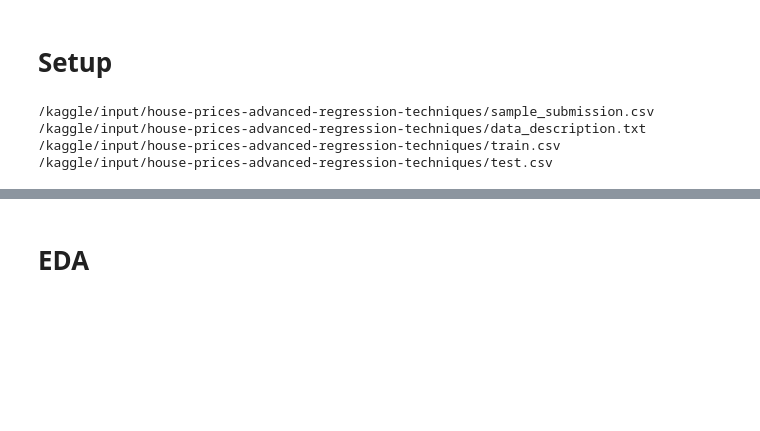
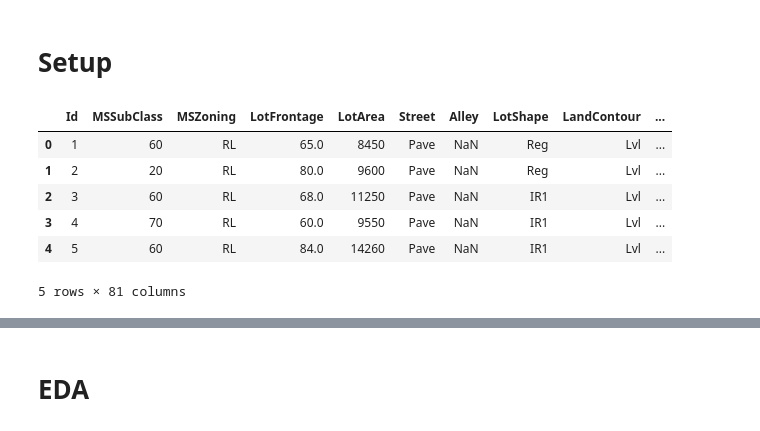
Before and after one commit to levimjoseph/kaggle-public, a Jupyter notebook: house-prices-levimjoseph.ipynb, the cells around one changed output, grey strips where cells are left out. Cells and saved outputs as stored; diff of their text form; code cells hidden in the pictures; blank space fills up the shorter version.

Commit message:
Kaggle Notebook | House Prices | Version 6

```diff
--- a/house-prices-levimjoseph.ipynb
+++ b/house-prices-levimjoseph.ipynb
@@ -2,26 +2,26 @@
 # Overview
 # %% [markdown]
 # Setup
-# %%
-# This Python 3 environment comes with many helpful analytics libraries installed
-# It is defined by the kaggle/python Docker image: https://github.com/kaggle/docker-python
-# For example, here's several helpful packages to load
-
-import numpy as np # linear algebra
-import pandas as pd # data processing, CSV file I/O (e.g. pd.read_csv)
-
-# Input data files are available in the read-only "../input/" directory
-# For example, running this (by clicking run or pressing Shift+Enter) will list all files under the input directory
-
-import os
-for dirname, _, filenames in os.walk('/kaggle/input'):
-    for filename in filenames:
-        print(os.path.join(dirname, filename))
-
-# You can write up to 20GB to the current directory (/kaggle/working/) that gets preserved as output when you create a version using "Save & Run All"
-# You can also write temporary files to /kaggle/temp/, but they won't be saved outside of the current session
-# %% [output]
-/kaggle/input/house-prices-advanced-regression-techniques/sample_submission.csv
-/kaggle/input/house-prices-advanced-regression-techniques/data_description.txt
-/kaggle/input/house-prices-advanced-regression-techniques/train.csv
-/kaggle/input/house-prices-advanced-regression-techniques/test.csv
+# %%
+# initial imports
+import numpy as np
+import pandas as pd
+import seaborn as sns
+import matplotlib.pyplot as plt
+
+# set the random seed state for reproducibility
+random_state = 42
+
+# import train and test set
+train_df = pd.read_csv('../input/house-prices-advanced-regression-techniques/train.csv')
+test_df = pd.read_csv('../input/house-prices-advanced-regression-techniques/test.csv')
+# %%
+train_df.head()
+# %% [output]
+|  | Id | MSSubClass | MSZoning | LotFrontage | LotArea | Street | Alley | LotShape | LandContour | ... |
+| 0 | 1 | 60 | RL | 65.0 | 8450 | Pave | NaN | Reg | Lvl | ... |
+| 1 | 2 | 20 | RL | 80.0 | 9600 | Pave | NaN | Reg | Lvl | ... |
+| 2 | 3 | 60 | RL | 68.0 | 11250 | Pave | NaN | IR1 | Lvl | ... |
+| 3 | 4 | 70 | RL | 60.0 | 9550 | Pave | NaN | IR1 | Lvl | ... |
+| 4 | 5 | 60 | RL | 84.0 | 14260 | Pave | NaN | IR1 | Lvl | ... |
+5 rows × 81 columns
```
Also changed, not shown: parts of 4 cells of this notebook.
